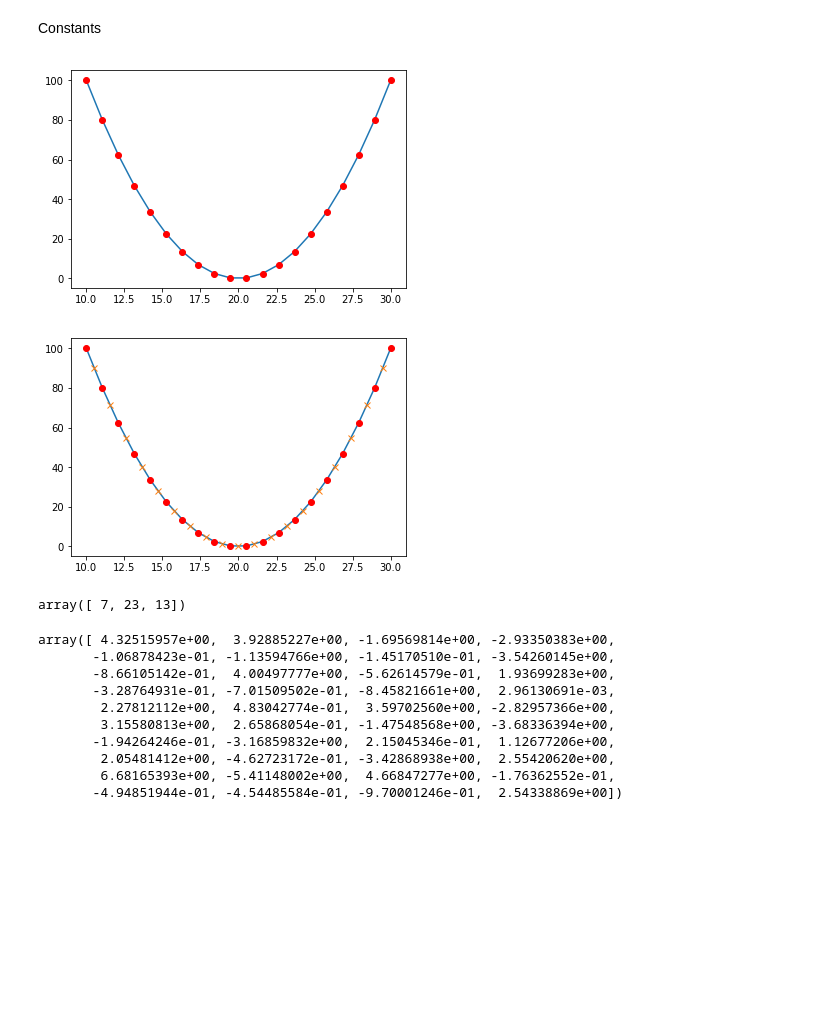
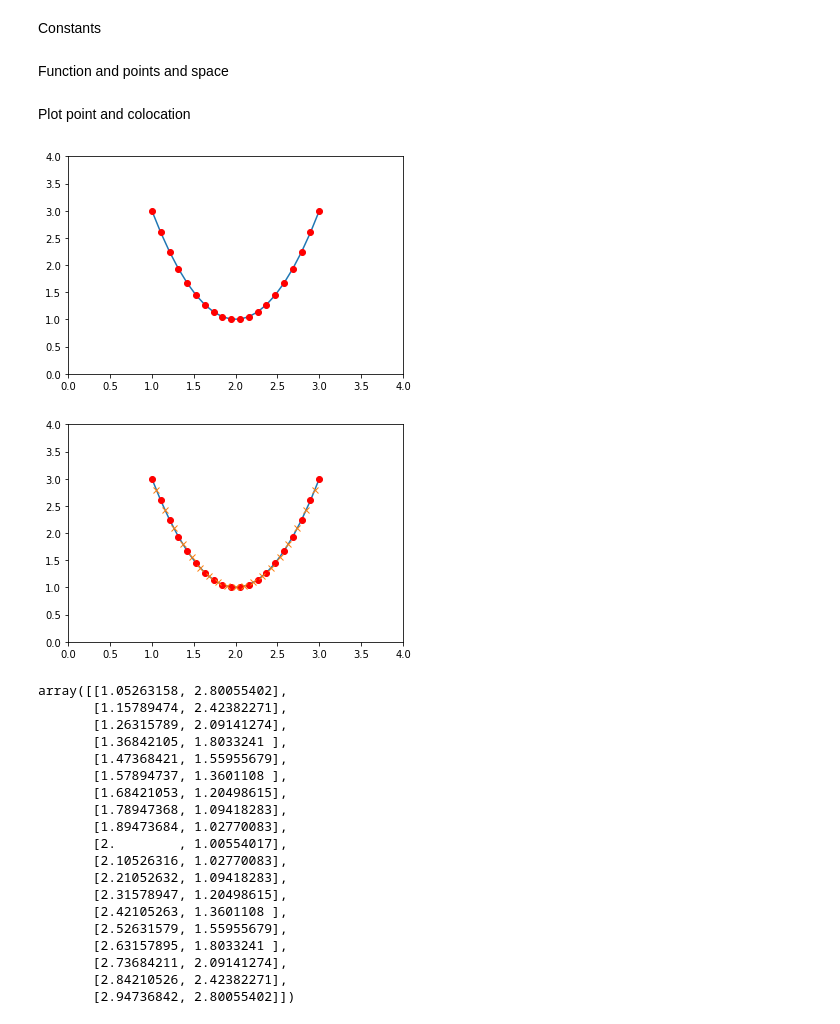
Before and after one commit to andrevich95/matmod-labs, a Jupyter notebook: laba1.ipynb, the cells around one changed output. Cells and saved outputs as stored; diff of their text form; code cells hidden in the pictures; blank space fills up the shorter version.

```diff
--- a/laba1.ipynb
+++ b/laba1.ipynb
@@ -13,16 +14,33 @@ alpha = 0.5
+# %% [markdown]
+Function and points and space
+# %%
+y = lambda x: 2 * pow((x-2),2)+1
+data = data = np.array([(i,y(i)) for i in np.linspace(1.,3.,count_points)])
+data_colocation = np.array([(data[i]+data[i+1])/2 for i in range(len(data)-1)])
+R = np.array([sqrt(pow(data[i+1,0]-data[i,0],2)+pow(data[i+1,1]-data[i,1],2)) for i in range(len(data)-1)])
+v_inf = np.array((sin(alpha),cos(alpha)))
+
+area = np.zeros((40,40))
+mesh = []
+for i in np.linspace(0.,4.,40):
+    for j in np.linspace(0.,4.,40):
+        mesh.append([i,j])
+mesh = np.array(mesh)
+# %% [markdown]
+Plot point and colocation
 # %%
-y = lambda x: pow((x-20),2)
-data = np.array([(i,y(i)) for i in np.linspace(10.,30.,count_points)])
-data_colocation = np.array([(data[i]+data[i+1])/2 for i in range(len(data)-1) ])
-
+plt.ylim(0,4)
+plt.xlim(0, 4)
 plt.plot(data[:,0],data[:,1])
 plt.plot(data[:,0],data[:,1],'ro')
 plt.show()
 
+plt.ylim(0,4)
+plt.xlim(0,4)
 plt.plot(data[:,0],data[:,1])
 plt.plot(data[:,0],data[:,1],'ro')
 plt.plot(data_colocation[:,0],data_colocation[:,1],'x')
 plt.show()
 # %% [output]
-[figure, old version]
+[figure, new version]
-[figure, old version]
+[figure, new version]
@@ -41,20 +47,22 @@ test = np.random.uniform(low=0, high=1, size=(40,40))#rand(10,10)
-# %%
-y = np.array([[1,1,1],[2,3,4],[3,3,1]])
-x = np.array([2,1,4])
-y.dot(x)
-# %% [output]
-array([ 7, 23, 13])
-# %%
-b = np.random.uniform(low=0, high=1, size=(count_points*2))
-np.linalg.solve(test,b)
-# %% [output]
-array([ 4.32515957e+00,  3.92885227e+00, -1.69569814e+00, -2.93350383e+00,
-       -1.06878423e-01, -1.13594766e+00, -1.45170510e-01, -3.54260145e+00,
-       -8.66105142e-01,  4.00497777e+00, -5.62614579e-01,  1.93699283e+00,
-       -3.28764931e-01, -7.01509502e-01, -8.45821661e+00,  2.96130691e-03,
-        2.27812112e+00,  4.83042774e-01,  3.59702560e+00, -2.82957366e+00,
-        3.15580813e+00,  2.65868054e-01, -1.47548568e+00, -3.68336394e+00,
-       -1.94264246e-01, -3.16859832e+00,  2.15045346e-01,  1.12677206e+00,
-        2.05481412e+00, -4.62723172e-01, -3.42868938e+00,  2.55420620e+00,
-        6.68165393e+00, -5.41148002e+00,  4.66847277e+00, -1.76362552e-01,
-       -4.94851944e-01, -4.54485584e-01, -9.70001246e-01,  2.54338869e+00])
+# %%
+data_colocation
+# %% [output]
+array([[1.05263158, 2.80055402],
+       [1.15789474, 2.42382271],
+       [1.26315789, 2.09141274],
+       [1.36842105, 1.8033241 ],
+       [1.47368421, 1.55955679],
+       [1.57894737, 1.3601108 ],
+       [1.68421053, 1.20498615],
+       [1.78947368, 1.09418283],
+       [1.89473684, 1.02770083],
+       [2.        , 1.00554017],
+       [2.10526316, 1.02770083],
+       [2.21052632, 1.09418283],
+       [2.31578947, 1.20498615],
+       [2.42105263, 1.3601108 ],
+       [2.52631579, 1.55955679],
+       [2.63157895, 1.8033241 ],
+       [2.73684211, 2.09141274],
+       [2.84210526, 2.42382271],
+       [2.94736842, 2.80055402]])
```
Also changed, not shown: parts of 13 cells of this notebook.
